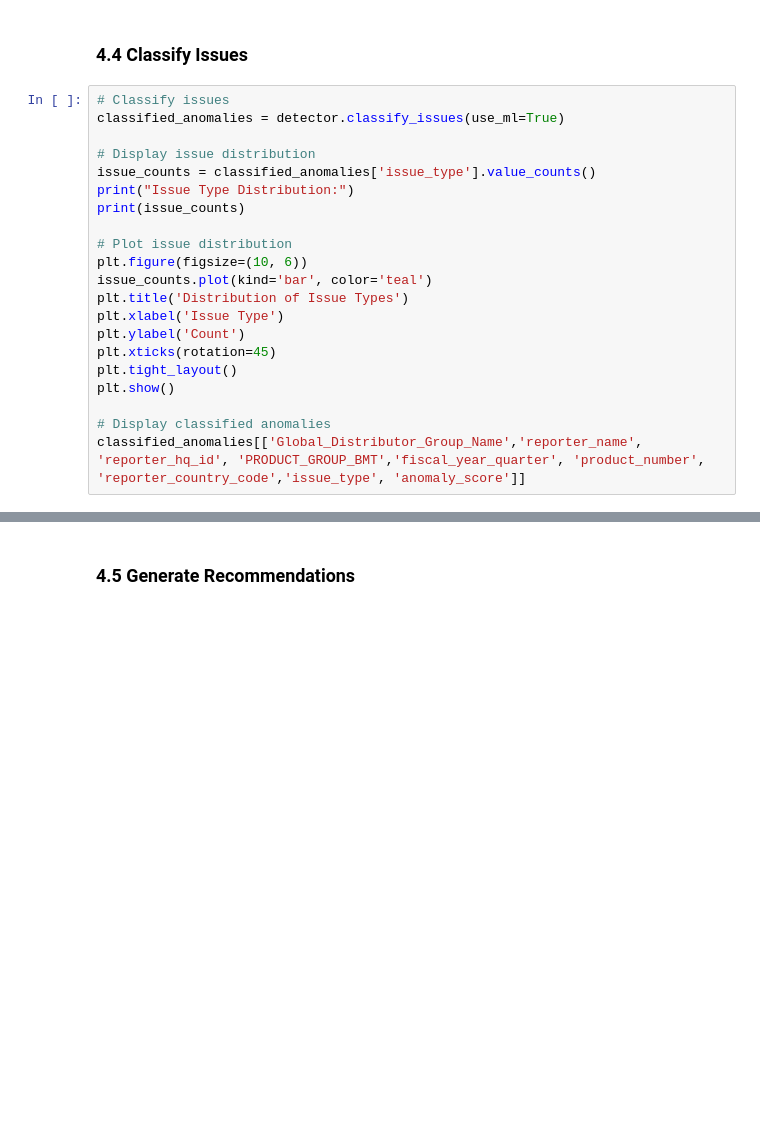
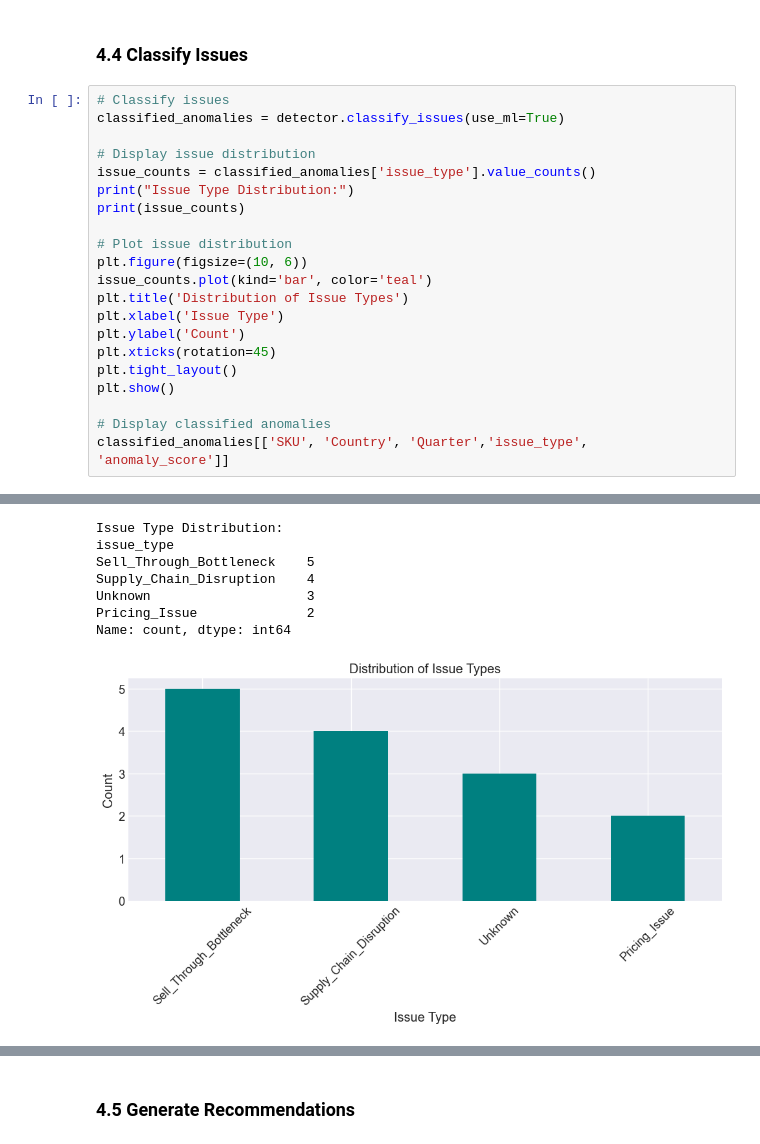
Before and after one commit to JEDDI-Mohammed/supply-chain-anomaly-detection, a Jupyter notebook: notebooks/01_supply_chain_anomaly_detection_demo.ipynb, the cells around one changed output, grey strips where cells are left out. Drawn from its saved outputs; the diff is of its cells as text; blank space fills up the shorter version.

```diff
--- a/notebooks/01_supply_chain_anomaly_detection_demo.ipynb
+++ b/notebooks/01_supply_chain_anomaly_detection_demo.ipynb
@@ -240,4 +300,5 @@ plt.tight_layout()
 plt.show()
 
 # Display classified anomalies
-classified_anomalies[['Global_Distributor_Group_Name','reporter_name', 'reporter_hq_id', 'PRODUCT_GROUP_BMT','fiscal_year_quarter', 'product_number', 'reporter_country_code','issue_type', 'anomaly_score']]
+classified_anomalies[['SKU', 'Country', 'Quarter','issue_type', 'anomaly_score']]
+# %% [output]
@@ -243,0 +324,8 @@ classified_anomalies[['Global_Distributor_Group_Name','reporter_name', 'reporter
+Issue Type Distribution:
+issue_type
+Sell_Through_Bottleneck    5
+Supply_Chain_Disruption    4
+Unknown                    3
+Pricing_Issue              2
+Name: count, dtype: int64
+[figure, added]
```
Also changed, not shown: parts of 19 cells of this notebook, 4 other files.
